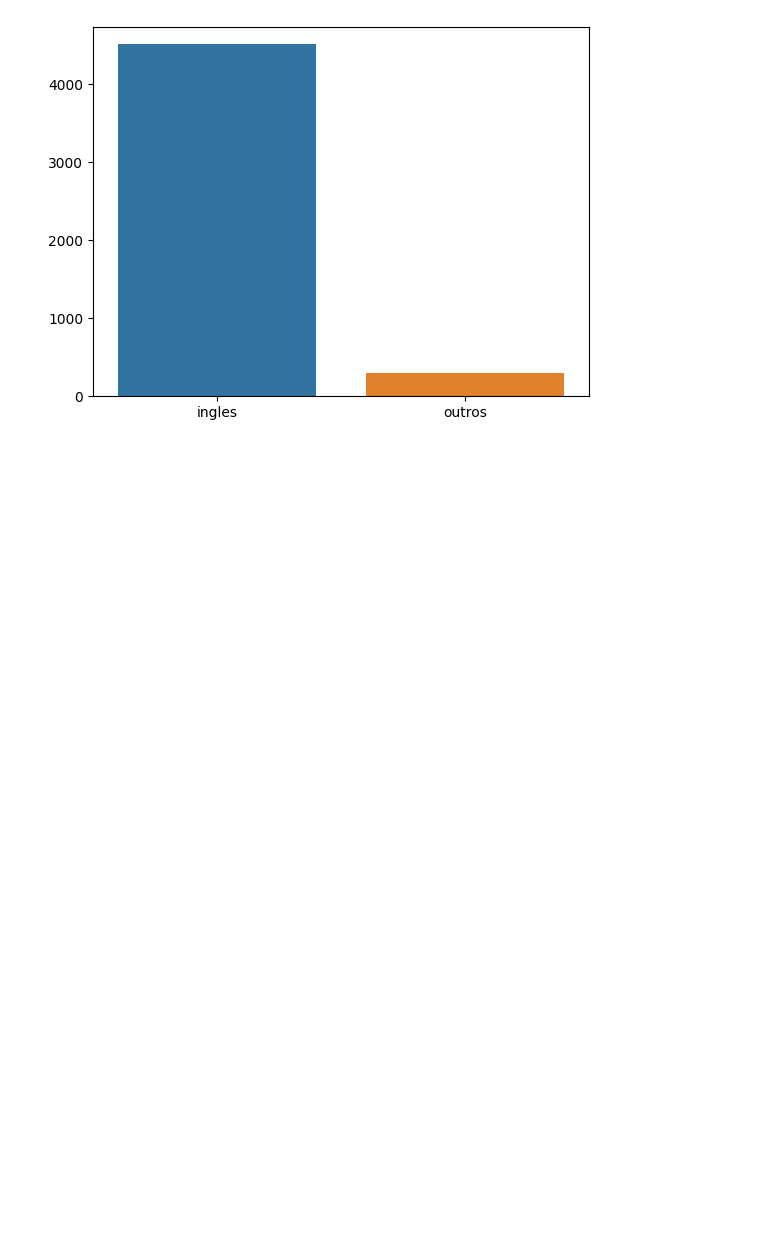
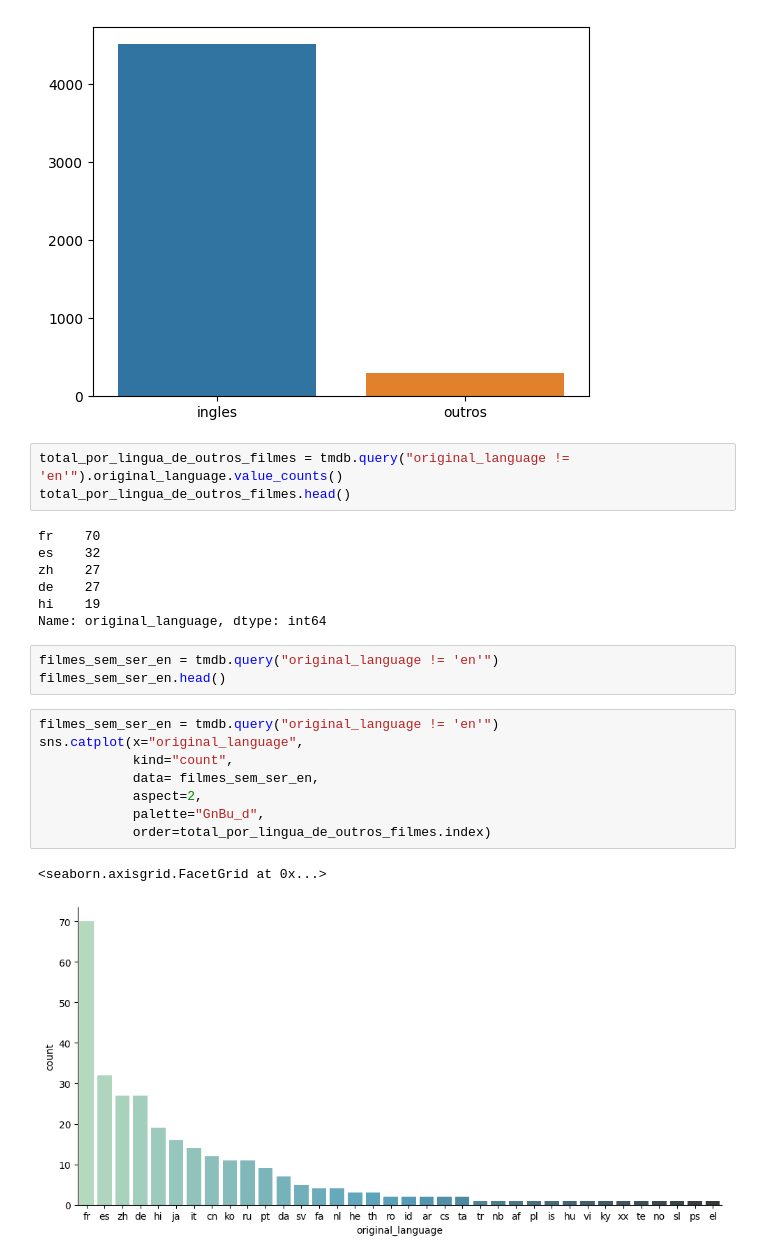
Before and after one commit to Deigosz/Estudo-MachineLearning, a Jupyter notebook: data-filmes.ipynb, the cells around one changed output. Drawn from its saved outputs; the diff is of its cells as text; blank space fills up the shorter version.

```diff
--- a/data-filmes.ipynb
+++ b/data-filmes.ipynb
@@ -70,3 +70,27 @@ sns.barplot(data=dados, y="total", x="lingua")
 # %% [output]
 <Axes: >
 [figure]
+# %%
+total_por_lingua_de_outros_filmes = tmdb.query("original_language != 'en'").original_language.value_counts()
+total_por_lingua_de_outros_filmes.head()
+# %% [output]
+fr    70
+es    32
+zh    27
+de    27
+hi    19
+Name: original_language, dtype: int64
+# %%
+filmes_sem_ser_en = tmdb.query("original_language != 'en'")
+filmes_sem_ser_en.head()
+# %%
+filmes_sem_ser_en = tmdb.query("original_language != 'en'")
+sns.catplot(x="original_language",
+            kind="count",
+            data= filmes_sem_ser_en,
+            aspect=2,
+            palette="GnBu_d",
+            order=total_por_lingua_de_outros_filmes.index)
+# %% [output]
+<seaborn.axisgrid.FacetGrid at 0x...>
+[figure, added]
```
